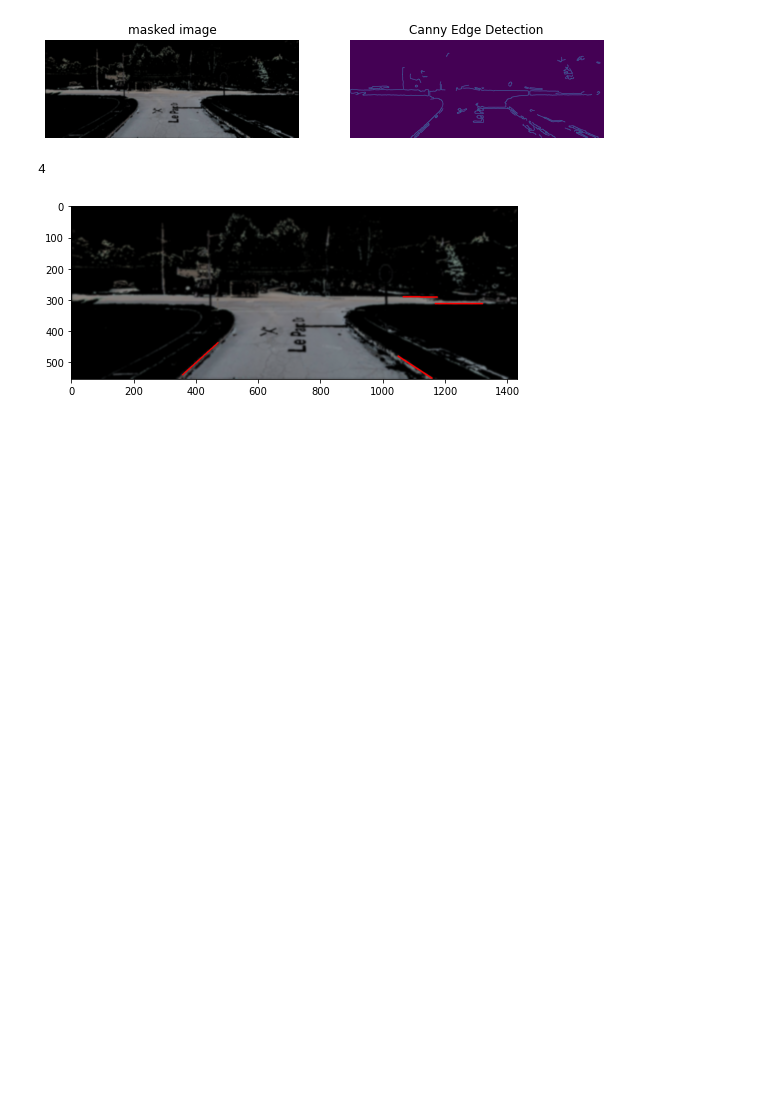
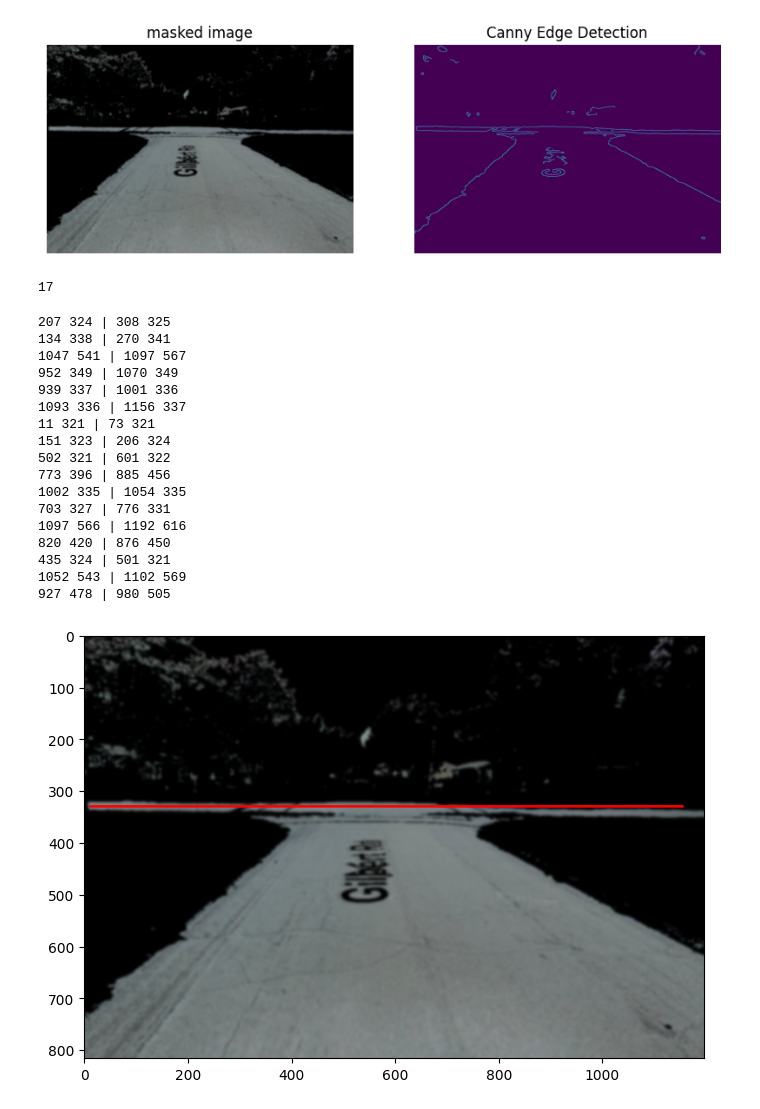
Before and after one commit to ayuan1114/wa-intersection-det, a Jupyter notebook: horizontal-line-filtering/filter.ipynb, the cells around one changed output. Cells and saved outputs as stored; diff of their text form; code cells hidden in the pictures; blank space fills up the shorter version.

Commit message:
edit to filter out non-horizontal lines and perform regression through them

```diff
--- a/horizontal-line-filtering/filter.ipynb
+++ b/horizontal-line-filtering/filter.ipynb
@@ -4,7 +5,7 @@ import numpy as np
 import matplotlib.pyplot as plt
 # %%
 #img = cv2.imread('test_intersection.png')
-img = cv2.imread('test2.png')
+img = cv2.imread('../images/intersection2.png')
 #img = cv2.imread('test3.png')
 hsv = cv2.cvtColor(img, cv2.COLOR_BGR2HSV)
 
@@ -38,7 +39,7 @@ ax[1].axis("off")
 plt.show()
 plt.close()
 # %% [output]
-[figure, old version]
+[figure, new version]
 # %%
 lines = cv2.HoughLinesP(
     edges,
@@ -52,21 +53,53 @@ lines = cv2.HoughLinesP(
 print(len(lines))
 #print(lines)
 # %% [output]
-4
+17
 # %%
 line_img = masked_img.copy()
 
+tot_y = 0
+vals = 0
+max_x = -math.inf
+min_x = math.inf
+
 for (x1, y1, x2, y2) in np.squeeze(lines):
-    cv2.line(line_img, (x1, y1), (x2, y2), (255, 0, 0), 3)
+    # keep only horizontalish lines
+    if (abs(math.atan((y2 - y1) / (x2 - x1))) < 0.1):
+
+        # get approx regression through the horizontal lines
+        tot_y += y2
+        tot_y += y1
+        vals += 2
+        max_x = max(max_x, x1, x2)
+        min_x = min(min_x, x1, x2)
+
+cv2.line(line_img, (min_x, tot_y // vals), (max_x, tot_y // vals), (255, 0, 0), 3)
 
 '''
 cv2.imshow("Detected Horizontal Lines", line_img)
 cv2.waitKey(0)
 cv2.destroyAllWindows()
 '''
 
 plt.figure(figsize=(8, 6))
 plt.imshow(line_img)
 plt.show()
 # %% [output]
+207 324 | 308 325
+134 338 | 270 341
+1047 541 | 1097 567
+952 349 | 1070 349
+939 337 | 1001 336
+1093 336 | 1156 337
+11 321 | 73 321
+151 323 | 206 324
+502 321 | 601 322
+773 396 | 885 456
+1002 335 | 1054 335
+703 327 | 776 331
+1097 566 | 1192 616
+820 420 | 876 450
+435 324 | 501 321
+1052 543 | 1102 569
+927 478 | 980 505
-[figure, old version]
+[figure, new version]
```
Also changed, not shown: parts of 1 cell of this notebook, 1 other file.
